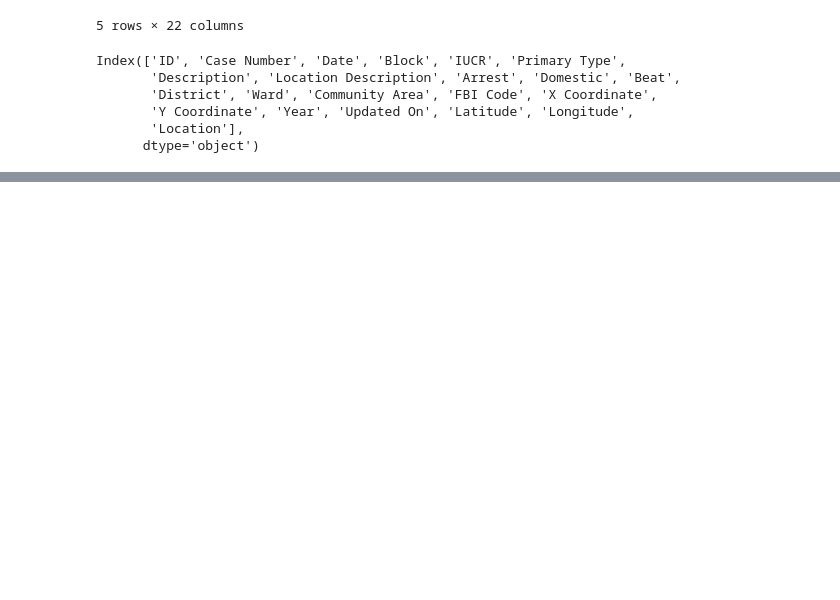
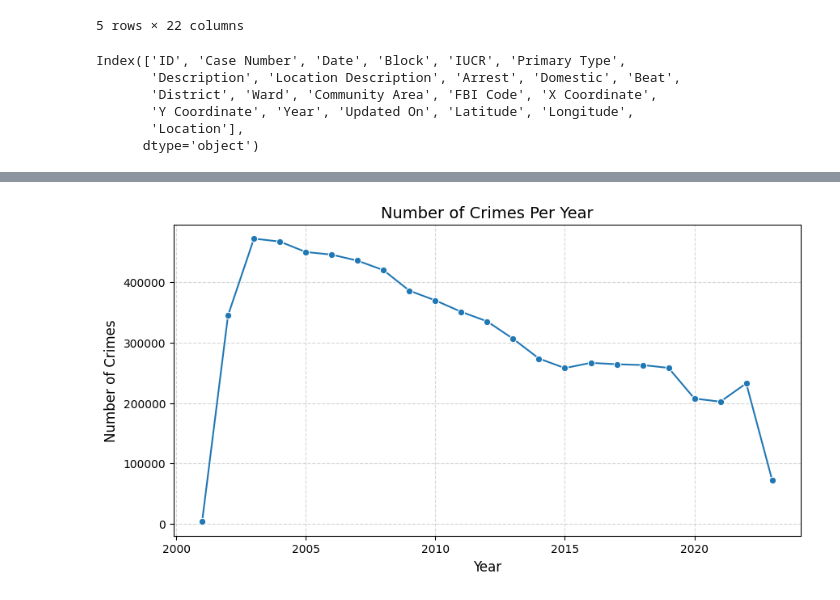
Before and after one commit to M-Hamza-Rao/Time-Base-Chicago-Crime-Rate-Predictive-Analysis, a Jupyter notebook: Crime_Rate_Analysis.ipynb, the cells around one changed output, grey strips where cells are left out. Drawn from its saved outputs; the diff is of its cells as text; code cells hidden in the pictures; blank space fills up the shorter version.

```diff
--- a/Crime_Rate_Analysis.ipynb
+++ b/Crime_Rate_Analysis.ipynb
@@ -178,0 +196,12 @@ df_cleaned.head()
+# %%
+crimes_per_year = df_cleaned['Year'].value_counts().sort_index()
+# %%
+plt.figure(figsize=(10, 5))
+sns.lineplot(x=crimes_per_year.index, y=crimes_per_year.values, marker='o', linestyle='-')
+plt.xlabel('Year', fontsize=12)
+plt.ylabel('Number of Crimes', fontsize=12)
+plt.title('Number of Crimes Per Year', fontsize=14)
+plt.grid(True, linestyle='--', alpha=0.5)
+plt.show()
+# %% [output]
+[figure, added]
```
Also changed, not shown: parts of 4 cells of this notebook.
